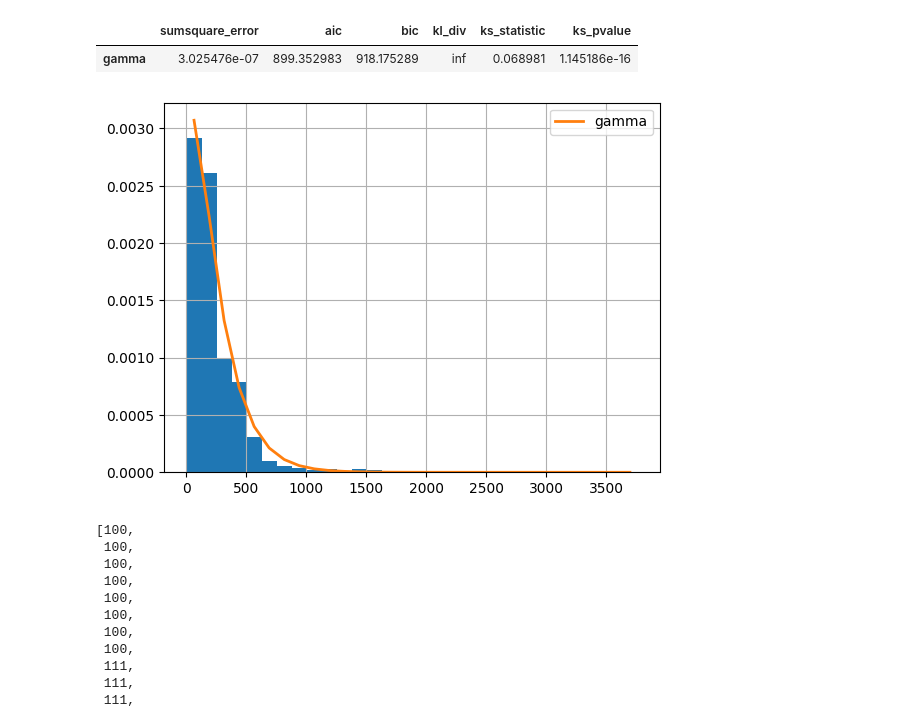
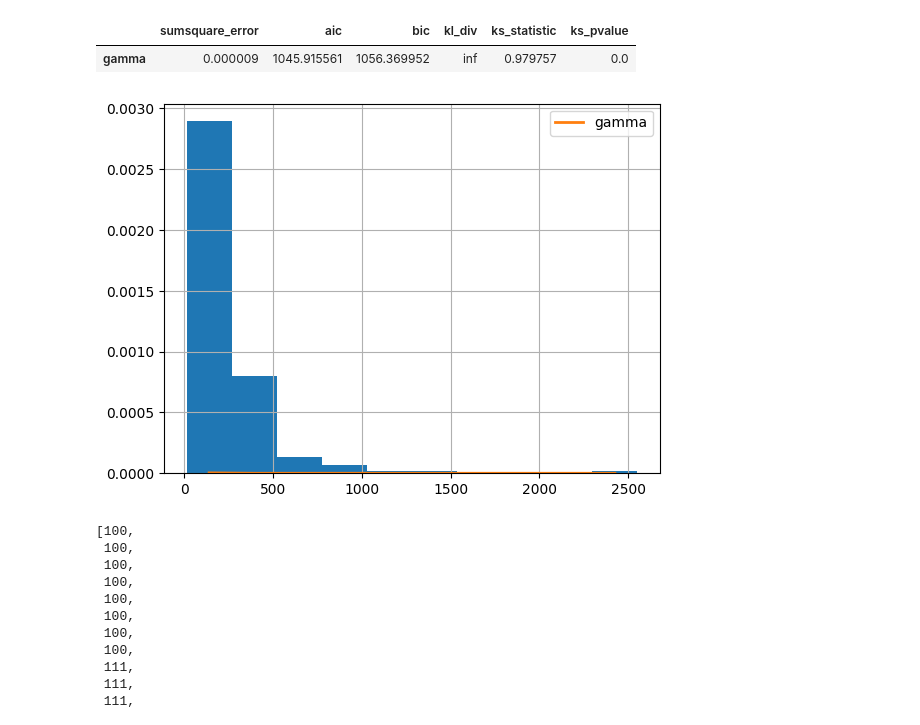
Before and after one commit to romayengineer/marketface, a Jupyter notebook: notebooks/plot_items_by_price.ipynb, the cells around one changed output. Drawn from its saved outputs; the diff is of its cells as text; code cells hidden in the pictures.

```diff
--- a/notebooks/plot_items_by_price.ipynb
+++ b/notebooks/plot_items_by_price.ipynb
@@ -153,7 +166,7 @@ len(items_with_prices)
 # %%
 chars = count_chars_in_text()
 
-usd_bins = 30
+usd_bins = 10
 
 dists = ["gamma"]
 
@@ -167,6 +180,6 @@ f.summary()
 |  | sumsquare_error | aic | bic | kl_div | ks_statistic | ks_pvalue |
-| gamma | 3.025476e-07 | 899.352983 | 918.175289 | inf | 0.068981 | 1.145186e-16 |
+| gamma | 0.000009 | 1045.915561 | 1056.369952 | inf | 0.979757 | 0.0 |
-[figure, old version]
+[figure, new version]
 # %%
 items_usd[:20]
 # %% [output]
```
Also changed, not shown: parts of 5 cells of this notebook, 6 other files.
